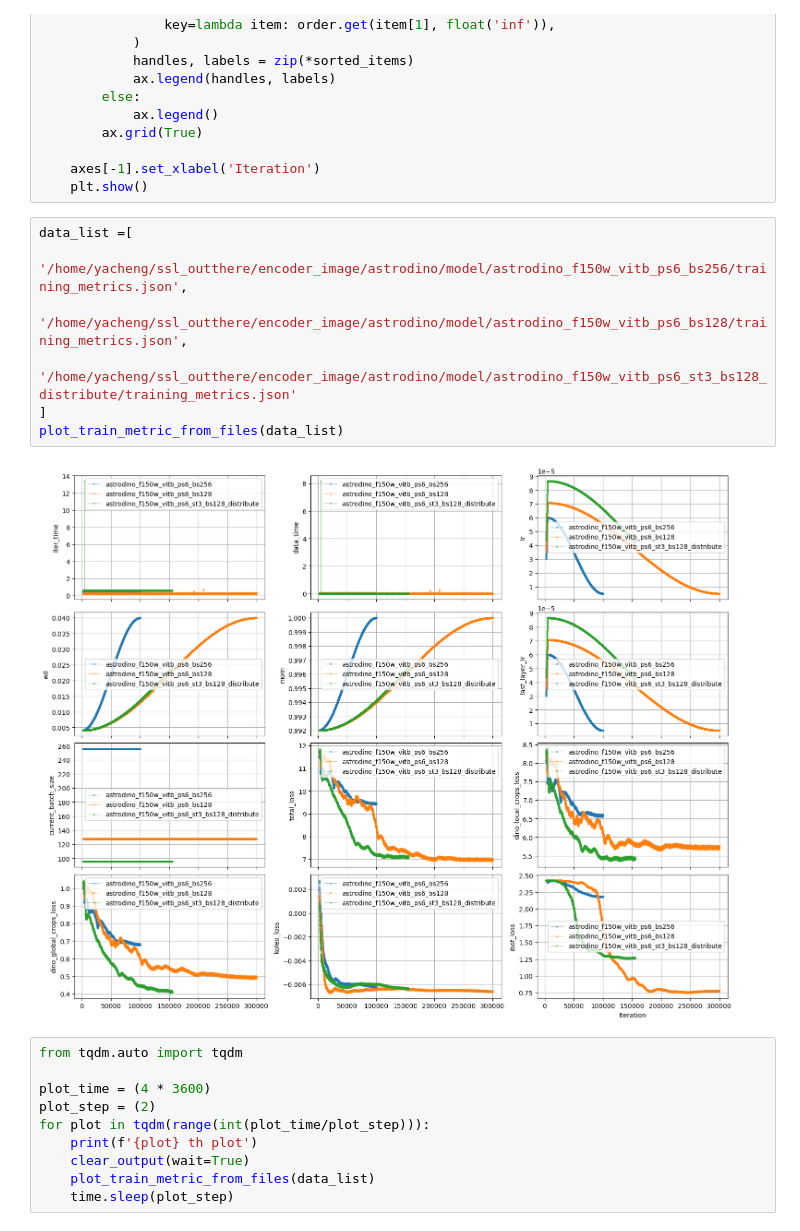
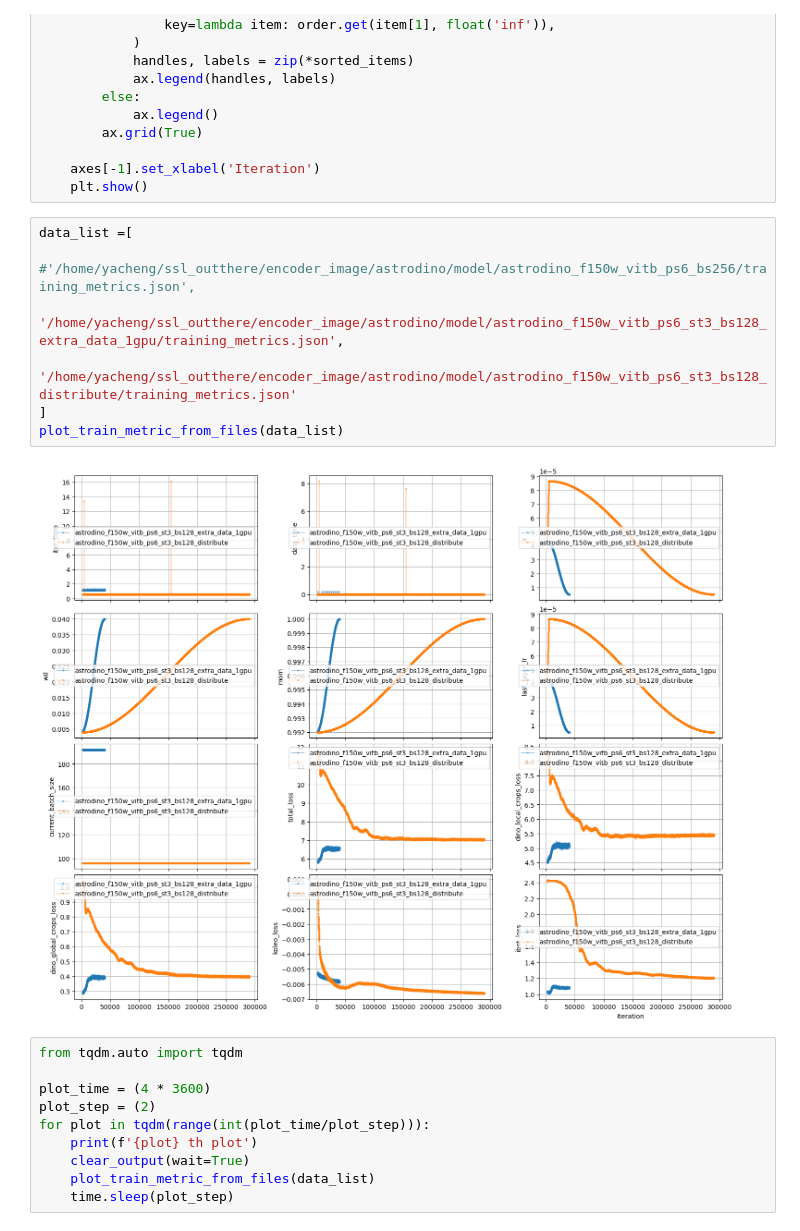
Before and after one commit to 2003cy/ssl_outthere, a Jupyter notebook: encoder_image/astrodino/model/check_train_metric.ipynb, the cells around one changed output. Cells and saved outputs as stored; diff of their text form.

Commit message:
update notebooks, newly trained model analysis

```diff
--- a/encoder_image/astrodino/model/check_train_metric.ipynb
+++ b/encoder_image/astrodino/model/check_train_metric.ipynb
@@ -76,13 +76,13 @@ def plot_train_metric_from_files(data_path_lis):
     plt.show()
 # %%
 data_list =[
-            '/home/yacheng/ssl_outthere/encoder_image/astrodino/model/astrodino_f150w_vitb_ps6_bs256/training_metrics.json',
-            '/home/yacheng/ssl_outthere/encoder_image/astrodino/model/astrodino_f150w_vitb_ps6_bs128/training_metrics.json',
+            #'/home/yacheng/ssl_outthere/encoder_image/astrodino/model/astrodino_f150w_vitb_ps6_bs256/training_metrics.json',
+            '/home/yacheng/ssl_outthere/encoder_image/astrodino/model/astrodino_f150w_vitb_ps6_st3_bs128_extra_data_1gpu/training_metrics.json',
             '/home/yacheng/ssl_outthere/encoder_image/astrodino/model/astrodino_f150w_vitb_ps6_st3_bs128_distribute/training_metrics.json'
 ]
 plot_train_metric_from_files(data_list)
 # %% [output]
-[figure, old version]
+[figure, new version]
 # %%
 from tqdm.auto import tqdm
 
```
Also changed, not shown: 10 other files.
